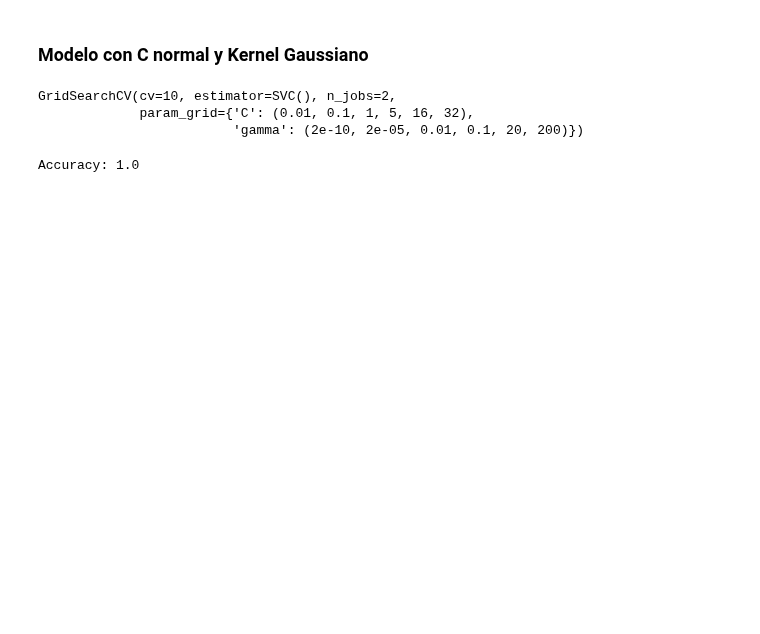
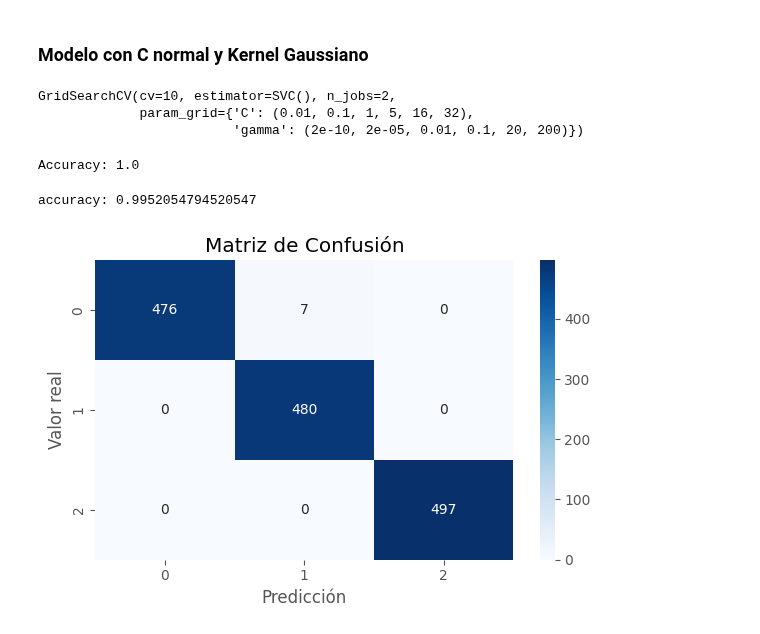
Before and after one commit to xtsebas/Houses_Prices, a Jupyter notebook: SVM.ipynb, the cells around one changed output. Cells and saved outputs as stored; diff of their text form; code cells hidden in the pictures; blank space fills up the shorter version.

```diff
--- a/SVM.ipynb
+++ b/SVM.ipynb
@@ -253,9 +295,9 @@ param_grid = {
     'gamma': (2e-10, 2e-5, 0.01, 0.1, 20, 200)
 }
 
-model_grid_search = GridSearchCV(modelo, param_grid=param_grid,
+model_grid_search2 = GridSearchCV(modelo, param_grid=param_grid,
                                  n_jobs=2, cv=10)
-model_grid_search.fit(data_train, target_train)
+model_grid_search2.fit(data_train, target_train)
 # %% [output]
 GridSearchCV(cv=10, estimator=SVC(), n_jobs=2,
              param_grid={'C': (0.01, 0.1, 1, 5, 16, 32),
@@ -265,3 +307,25 @@ accuracy = model_grid_search.score(data_test, target_test)
 print("Accuracy:", accuracy)
 # %% [output]
 Accuracy: 1.0
+# %%
+mejor_modelo = model_grid_search2.best_estimator_
+cv = 10
+cv_results = cross_validate(mejor_modelo,data, target, cv=cv)
+cv_results = pd.DataFrame(cv_results)
+print("accuracy: "+str(cv_results['test_score'].mean()))
+# %% [output]
+accuracy: 0.9952054794520547
+# %%
+target_pred = cross_val_predict(mejor_modelo, data, target, cv = cv)
+cm = confusion_matrix(target, target_pred)
+cm
+
+plt.figure(figsize=(6, 4))
+sns.heatmap(cm, annot=True, fmt='d', cmap='Blues')
+plt.xlabel("Predicción")
+plt.ylabel("Valor real")
+plt.title("Matriz de Confusión")
+plt.tight_layout()
+plt.show()
+# %% [output]
+[figure, added]
```
Also changed, not shown: parts of 8 cells of this notebook.
